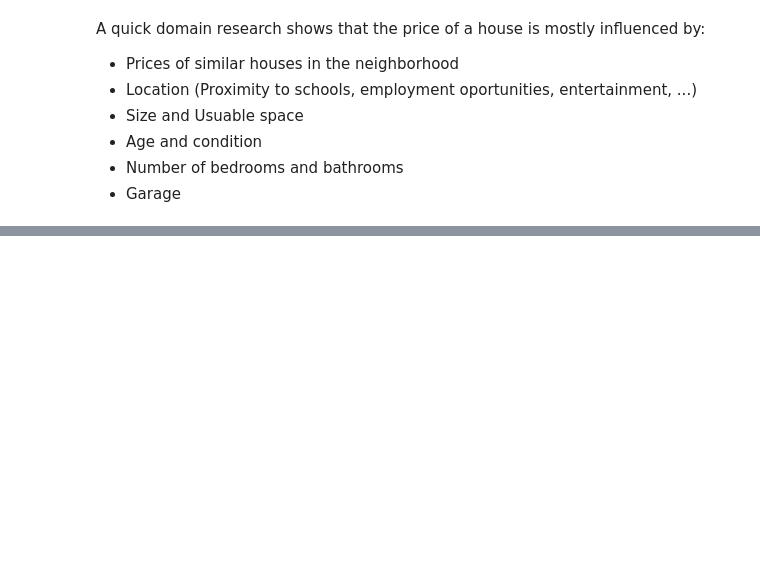
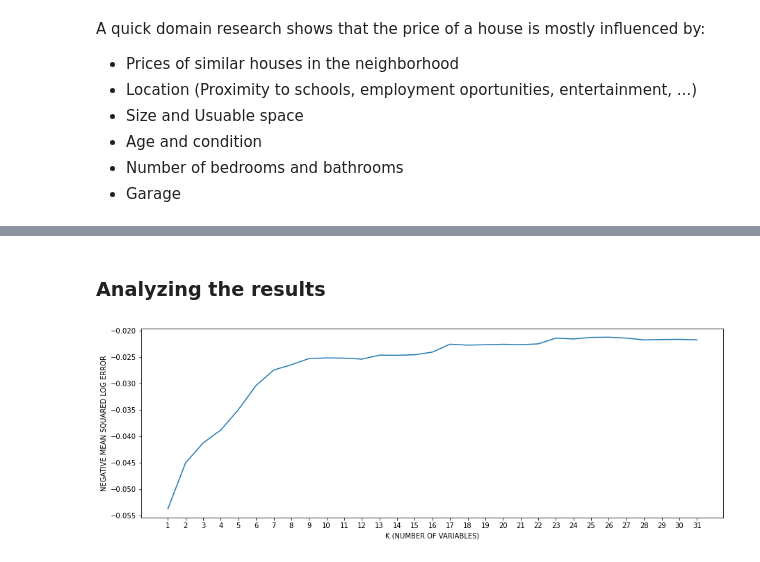
Before and after one commit to vitormarquesr/House_Prices_AdvRegression, a Jupyter notebook: House_Prices_Simplified.ipynb, the cells around one changed output, grey strips where cells are left out. Drawn from its saved outputs; the diff is of its cells as text; code cells hidden in the pictures; blank space fills up the shorter version.

```diff
--- a/House_Prices_Simplified.ipynb
+++ b/House_Prices_Simplified.ipynb
@@ -95,0 +92,8 @@ cross_val_score(pipe_RF, X, y, cv = 10, scoring='neg_mean_squared_log_error').me
+# %%
+grid_params = {
+    'Preprocess__k':list(range(1, len(cols_corr)))
+}
+# %%
+grid_RF = GridSearchCV(pipe_RF, param_grid=grid_params, cv=10, scoring='neg_mean_squared_log_error')
+# %%
+grid_RF.fit(X, y)
@@ -95,0 +155,4 @@ cross_val_score(pipe_RF, X, y, cv = 10, scoring='neg_mean_squared_log_error').me
+# %% [markdown]
+### Analyzing the results
+# %%
+results =grid_RF.cv_results_['mean_test_score']
@@ -95,0 +162,9 @@ cross_val_score(pipe_RF, X, y, cv = 10, scoring='neg_mean_squared_log_error').me
+# %%
+plt.figure(figsize=(15, 5))
+plt.plot(range(1,len(cols_corr)), results)
+plt.xlabel('K (NUMBER OF VARIABLES)')
+plt.xticks(range(1, len(cols_corr)))
+plt.ylabel('NEGATIVE MEAN SQUARED LOG ERROR')
+plt.show()
+# %% [output]
+[figure, added]
```
Also changed, not shown: parts of 45 cells of this notebook, 2 other files.
